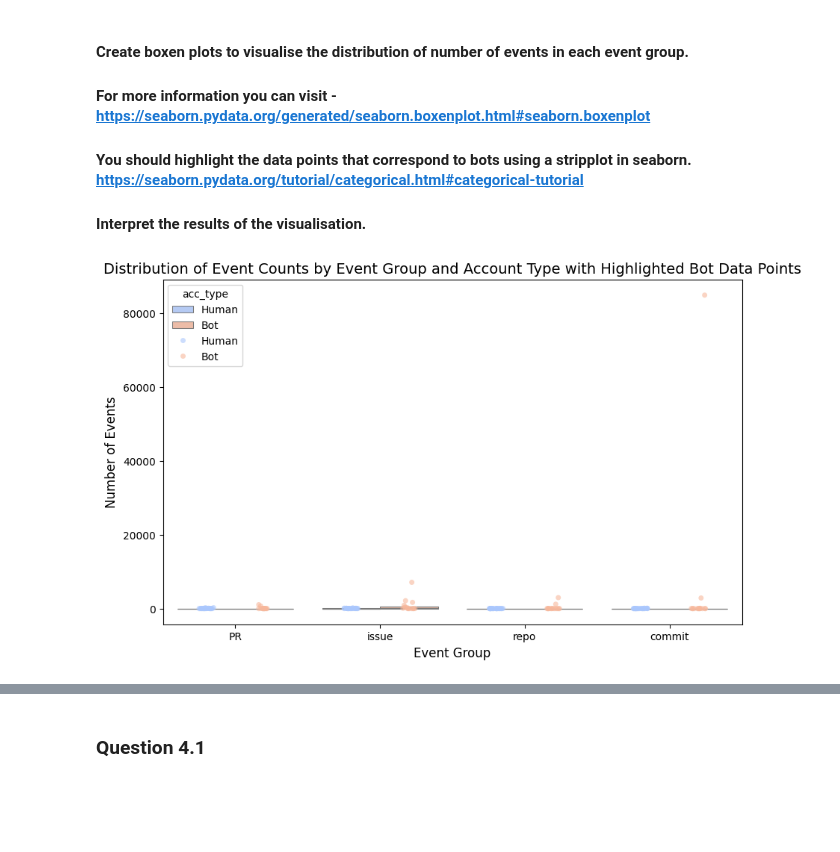
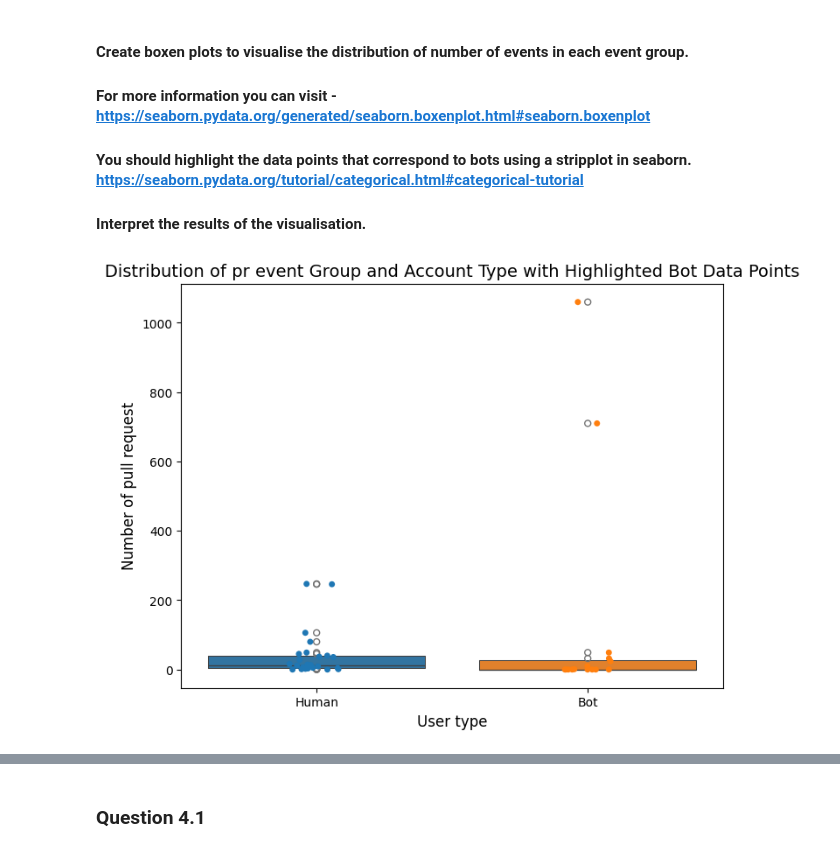
Before and after one commit to ToneskoNewAccount/Software_Evolution_TP_bots, a Jupyter notebook: TP_bots_template.ipynb, the cells around one changed output, grey strips where cells are left out. Saved outputs shown, nothing was run; the diff lists cells and outputs as text; code cells hidden in the pictures; blank space fills up the shorter version.

```diff
--- a/TP_bots_template.ipynb
+++ b/TP_bots_template.ipynb
@@ -427,17 +443,19 @@ repo_group = ['CreateEvent', 'DeleteEvent', 'ForkEvent', 'GollumEvent', 'MemberE
 # Function to assign event group
 def assign_event_group(event_type):
     if event_type in issue_group:
-        return 'Issue-Related'
+        return 'issue'
     elif event_type in pr_group:
-        return 'PR-Related'
+        return 'pr'
     elif event_type in commit_group:
-        return 'Commit-Related'
+        return 'commit'
     elif event_type in repo_group:
-        return 'Repository-Management'
+        return 'repo'
     else:
         return 'Other'
 # %%
 # YOUR CODE BELOW
+
+filtered_events['event_type'].apply(assign_event_group)
 
 # Apply function to create new column
 filtered_events['event_group'] = filtered_events['event_type'].apply(assign_event_group)
@@ -458,7 +476,7 @@ event_pivot = event_pivot.reset_index().rename_axis(None, axis=1)
 
 # Rename event groups to match required column names
 event_pivot = event_pivot.rename(columns={
-    'PR-Related': 'PR',
+    'PR-Related': 'pr',
     'Issue-Related': 'issue',
     'Repository-Management': 'repo',
     'Commit-Related': 'commit'
@@ -467,7 +485,7 @@ event_pivot = event_pivot.rename(columns={
 # Select only required columns, filling missing event counts with 0
 final_df = (
     merged_bimbas_df[['contributor', 'acc_type']]
-    .merge(event_pivot[['login', 'PR', 'issue', 'commit', 'repo']], left_on='contributor', right_on='login', how='left')
+    .merge(event_pivot[['login', 'pr', 'issue', 'commit', 'repo']], left_on='contributor', right_on='login', how='left')
     .drop(columns=['contributor'])  # Drop unnecessary columns
     .fillna(0)  # Replace NaN with 0
 )
@@ -636,21 +660,22 @@ plt.show()
 #### Interpret the results of the visualisation.
 # %%
 # YOUR CODE BELOW - Visualize number of events from pull request event group
-# Melt the dataframe for easier plotting with seaborn
-melted_df = final_df[['acc_type', 'PR', 'issue', 'repo', 'commit']].melt(id_vars='acc_type', var_name='event_group', value_name='event_count')
+event_group = 'pr'
 
-plt.figure(figsize=(10, 6))
-sns.boxenplot(x='event_group', y='event_count', hue='acc_type', data=melted_df, palette='coolwarm', showfliers=False)
-# Overlay a stripplot to highlight the data points for bots
-sns.stripplot(x='event_group', y='event_count', hue='acc_type', data=melted_df, palette='coolwarm', jitter=True, dodge=True, marker='o', alpha=0.6)
+plt.figure(figsize=(8, 6))
+sns.boxenplot(x='acc_type', y=event_group, hue='acc_type', data=final_df)
+sns.stripplot(x='acc_type', y=event_group, hue='acc_type', data=final_df)
 
-plt.title("Distribution of Event Counts by Event Group and Account Type with Highlighted Bot Data Points", fontsize=14)
-plt.xlabel("Event Group", fontsize=12)
-plt.ylabel("Number of Events", fontsize=12)
+plt.title("Distribution of pr event Group and Account Type with Highlighted Bot Data Points", fontsize=14)
+plt.ylabel("Number of pull request", fontsize=12)
+plt.xlabel("User type", fontsize=12)
 
 # Show the plot
 plt.show()
+
+
+# Bots contribute more in pull request events because we have more high outliers in bots than in human.
 # %% [output]
-[figure, old version]
+[figure, new version]
 # %%
 # YOUR CODE BELOW - Visualise number of events from issue event group
```
Also changed, not shown: parts of 19 cells of this notebook.
